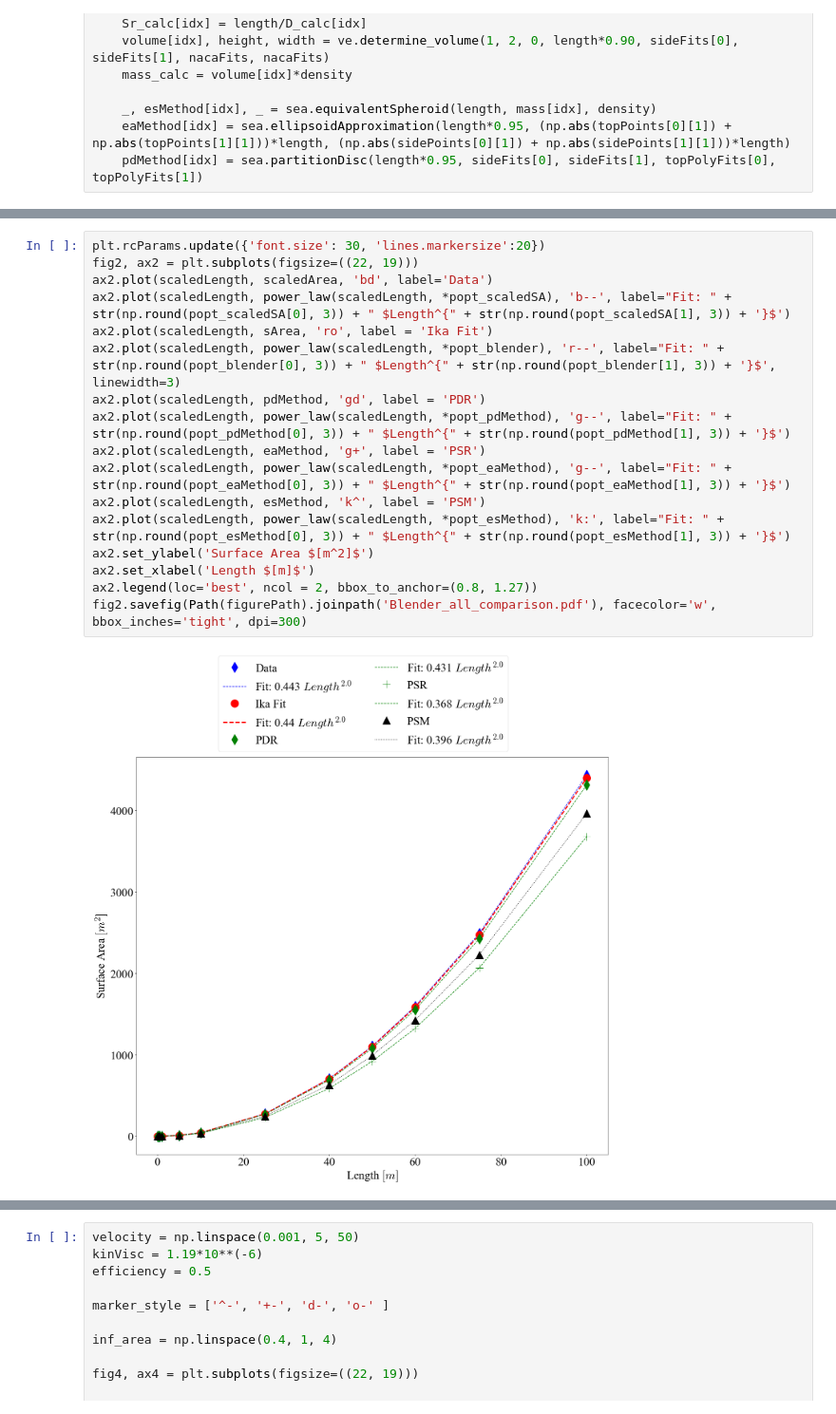
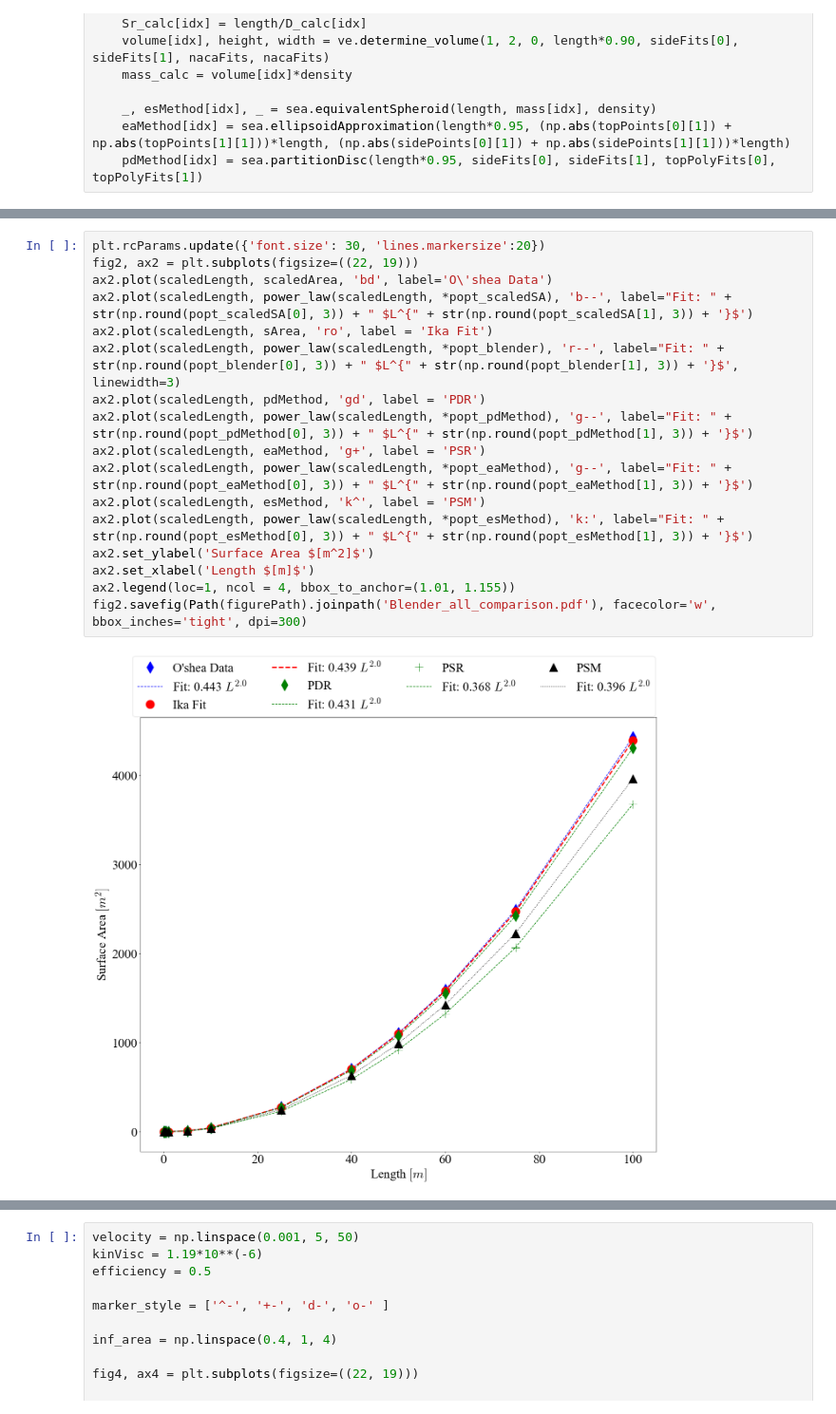
Before and after one commit to michaelcoe/Ika-Fit, a Jupyter notebook: blenderValidation.ipynb, the cells around one changed output, grey strips where cells are left out. Shown at 95% size. Drawn from its saved outputs; the diff is of its cells as text.

Commit message:
fixed the fonts in all figures and sizes

```diff
--- a/blenderValidation.ipynb
+++ b/blenderValidation.ipynb
@@ -239,22 +239,22 @@ fig1.savefig(Path(figurePath).joinpath('Blender_SA_validation.pdf'), facecolor='
 # %%
 plt.rcParams.update({'font.size': 30, 'lines.markersize':20})
 fig2, ax2 = plt.subplots(figsize=((22, 19)))
-ax2.plot(scaledLength, scaledArea, 'bd', label='Data')
-ax2.plot(scaledLength, power_law(scaledLength, *popt_scaledSA), 'b--', label="Fit: " + str(np.round(popt_scaledSA[0], 3)) + " $Length^{" + str(np.round(popt_scaledSA[1], 3)) + '}$')
+ax2.plot(scaledLength, scaledArea, 'bd', label='O\'shea Data')
+ax2.plot(scaledLength, power_law(scaledLength, *popt_scaledSA), 'b--', label="Fit: " + str(np.round(popt_scaledSA[0], 3)) + " $L^{" + str(np.round(popt_scaledSA[1], 3)) + '}$')
 ax2.plot(scaledLength, sArea, 'ro', label = 'Ika Fit')
-ax2.plot(scaledLength, power_law(scaledLength, *popt_blender), 'r--', label="Fit: " + str(np.round(popt_blender[0], 3)) + " $Length^{" + str(np.round(popt_blender[1], 3)) + '}$', linewidth=3)
+ax2.plot(scaledLength, power_law(scaledLength, *popt_blender), 'r--', label="Fit: " + str(np.round(popt_blender[0], 3)) + " $L^{" + str(np.round(popt_blender[1], 3)) + '}$', linewidth=3)
 ax2.plot(scaledLength, pdMethod, 'gd', label = 'PDR')
-ax2.plot(scaledLength, power_law(scaledLength, *popt_pdMethod), 'g--', label="Fit: " + str(np.round(popt_pdMethod[0], 3)) + " $Length^{" + str(np.round(popt_pdMethod[1], 3)) + '}$')
+ax2.plot(scaledLength, power_law(scaledLength, *popt_pdMethod), 'g--', label="Fit: " + str(np.round(popt_pdMethod[0], 3)) + " $L^{" + str(np.round(popt_pdMethod[1], 3)) + '}$')
 ax2.plot(scaledLength, eaMethod, 'g+', label = 'PSR')
-ax2.plot(scaledLength, power_law(scaledLength, *popt_eaMethod), 'g--', label="Fit: " + str(np.round(popt_eaMethod[0], 3)) + " $Length^{" + str(np.round(popt_eaMethod[1], 3)) + '}$')
+ax2.plot(scaledLength, power_law(scaledLength, *popt_eaMethod), 'g--', label="Fit: " + str(np.round(popt_eaMethod[0], 3)) + " $L^{" + str(np.round(popt_eaMethod[1], 3)) + '}$')
 ax2.plot(scaledLength, esMethod, 'k^', label = 'PSM')
-ax2.plot(scaledLength, power_law(scaledLength, *popt_esMethod), 'k:', label="Fit: " + str(np.round(popt_esMethod[0], 3)) + " $Length^{" + str(np.round(popt_esMethod[1], 3)) + '}$')
+ax2.plot(scaledLength, power_law(scaledLength, *popt_esMethod), 'k:', label="Fit: " + str(np.round(popt_esMethod[0], 3)) + " $L^{" + str(np.round(popt_esMethod[1], 3)) + '}$')
 ax2.set_ylabel('Surface Area $[m^2]$')
 ax2.set_xlabel('Length $[m]$')
-ax2.legend(loc='best', ncol = 2, bbox_to_anchor=(0.8, 1.27))
+ax2.legend(loc=1, ncol = 4, bbox_to_anchor=(1.01, 1.155))
 fig2.savefig(Path(figurePath).joinpath('Blender_all_comparison.pdf'), facecolor='w', bbox_inches='tight', dpi=300)
 # %% [output]
-[figure, old version]
+[figure, new version]
 # %%
 error_ika = [np.sqrt(np.sum(np.abs(sArea - scaledArea)**2)/len(scaledLength)), np.sum(np.abs(sArea - scaledArea))/len(scaledArea)]
 error_pd = [np.sqrt(np.sum(np.abs(pdMethod - scaledArea)**2)/len(scaledLength)), np.sum(np.abs(pdMethod - scaledArea))/len(scaledArea)]
```
Also changed, not shown: parts of 5 cells of this notebook, 4 other files.
